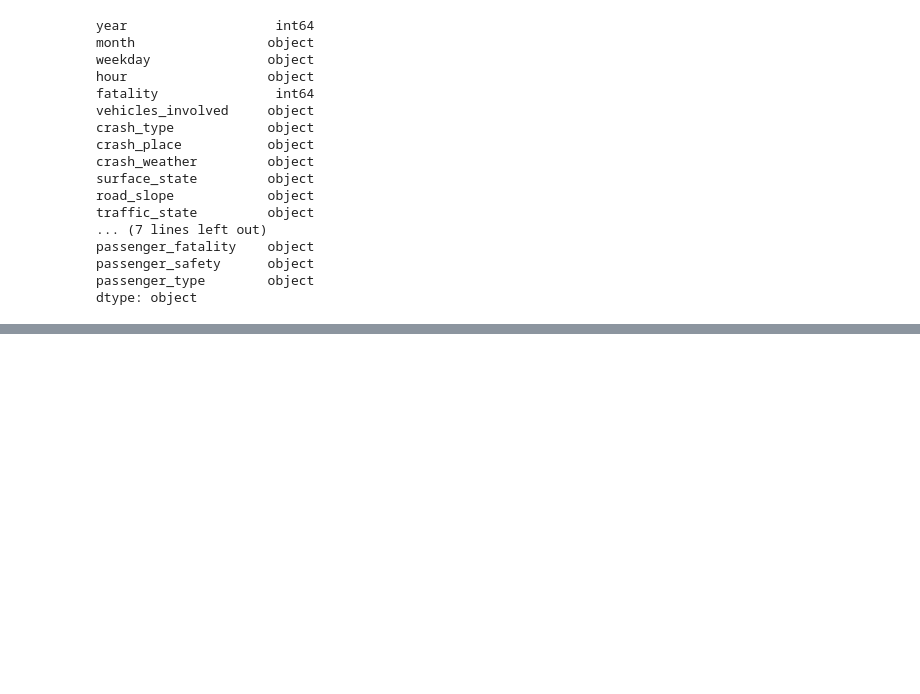
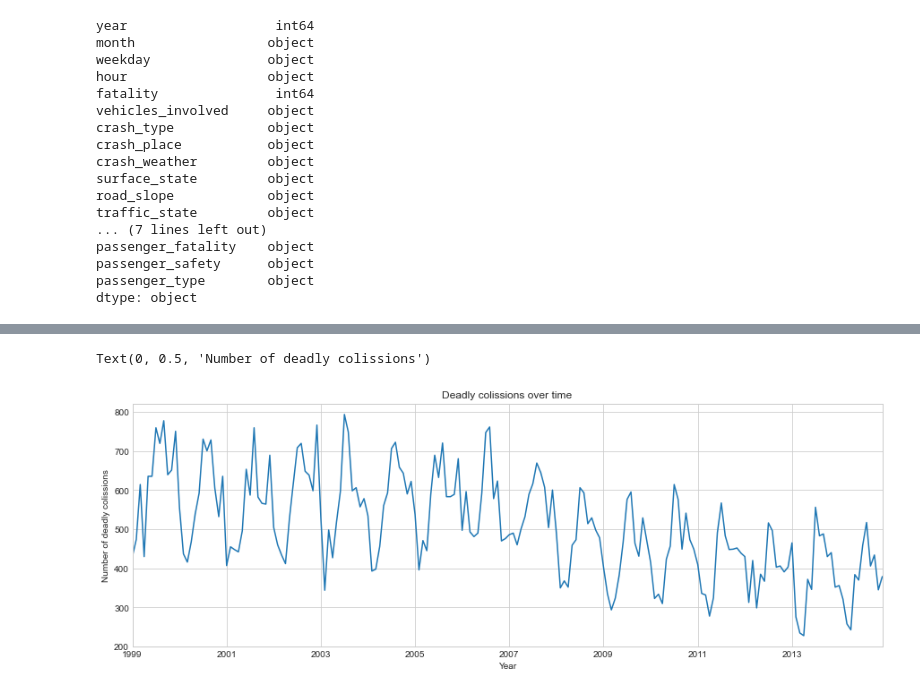
Before and after one commit to AMM53/Accidents-Prediction, a Jupyter notebook: notebooks/DescriptiveAnalysis.ipynb, the cells around one changed output, grey strips where cells are left out. Saved outputs shown, nothing was run; the diff lists cells and outputs as text; code cells hidden in the pictures; blank space fills up the shorter version.

```diff
--- a/notebooks/DescriptiveAnalysis.ipynb
+++ b/notebooks/DescriptiveAnalysis.ipynb
@@ -249,0 +219,8 @@ Apenas tenemos valores NA, o eso parece... Sin embargo, el dataset no utiliza es
+# %%
+time_collision_fatal = df.groupby('date')["fatal"].sum()
+plot = time_collision_fatal.plot(figsize = (15,5), title = "Deadly colissions over time")
+plot.set_xlabel("Year")
+plot.set_ylabel("Number of deadly colissions")
+# %% [output]
+Text(0, 0.5, 'Number of deadly colissions')
+[figure, added]
```
Also changed, not shown: parts of 48 cells of this notebook.
